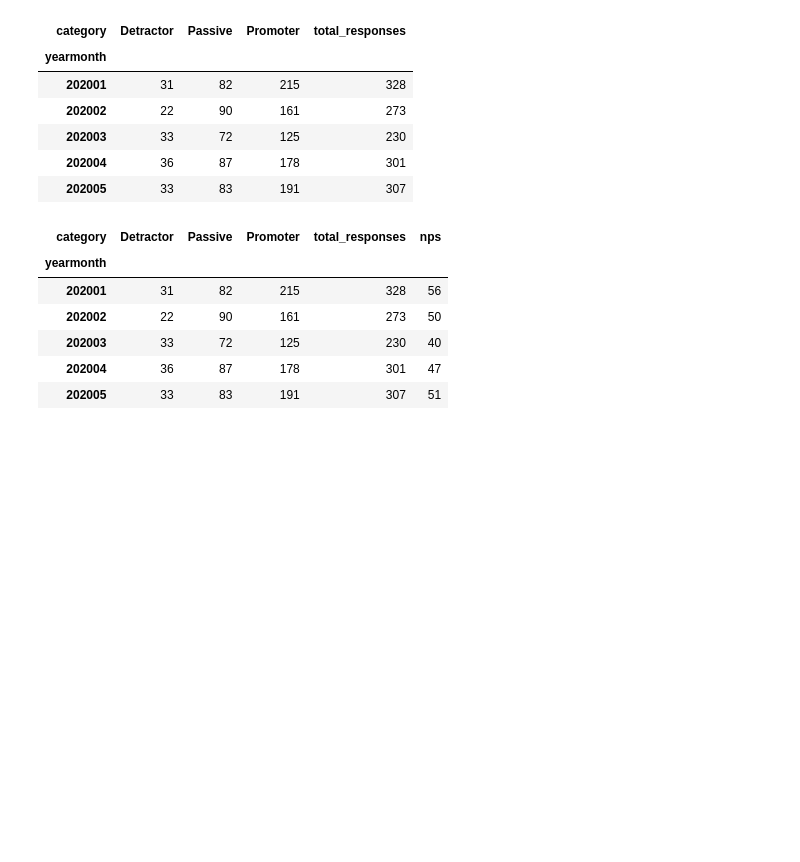
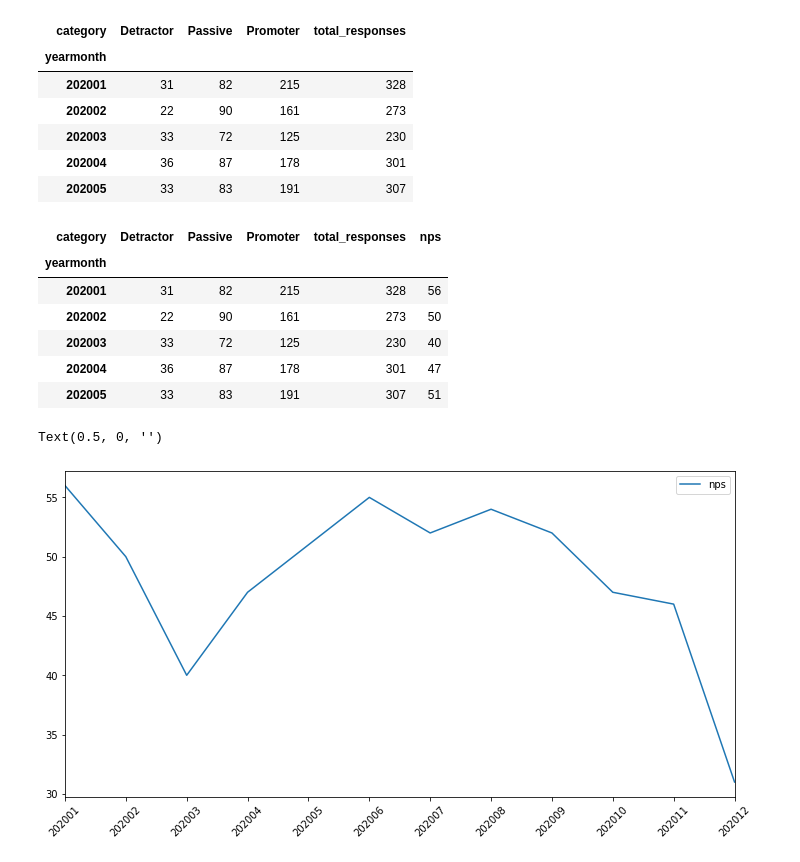
Before and after one commit to dnlsyfq/py_businessmetrics, a Jupyter notebook: Workbook.ipynb, the cells around one changed output. Cells and saved outputs as stored; diff of their text form; code cells hidden in the pictures; blank space fills up the shorter version.

```diff
--- a/Workbook.ipynb
+++ b/Workbook.ipynb
@@ -108,3 +109,11 @@ nps.head()
 | 202003 | 33 | 72 | 125 | 230 | 40 |
 | 202004 | 36 | 87 | 178 | 301 | 47 |
 | 202005 | 33 | 83 | 191 | 307 | 51 |
+# %%
+ax = nps.reset_index().plot(kind='line',x='yearmonth',y='nps',figsize=(12,6))
+ax.set_xticks(nps.index)
+ax.set_xticklabels(nps.index,rotation=45)
+ax.axes.get_xaxis().set_label_text("")
+# %% [output]
+Text(0.5, 0, '')
+[figure, added]
```
Also changed, not shown: parts of 27 cells of this notebook, 1 other file.
